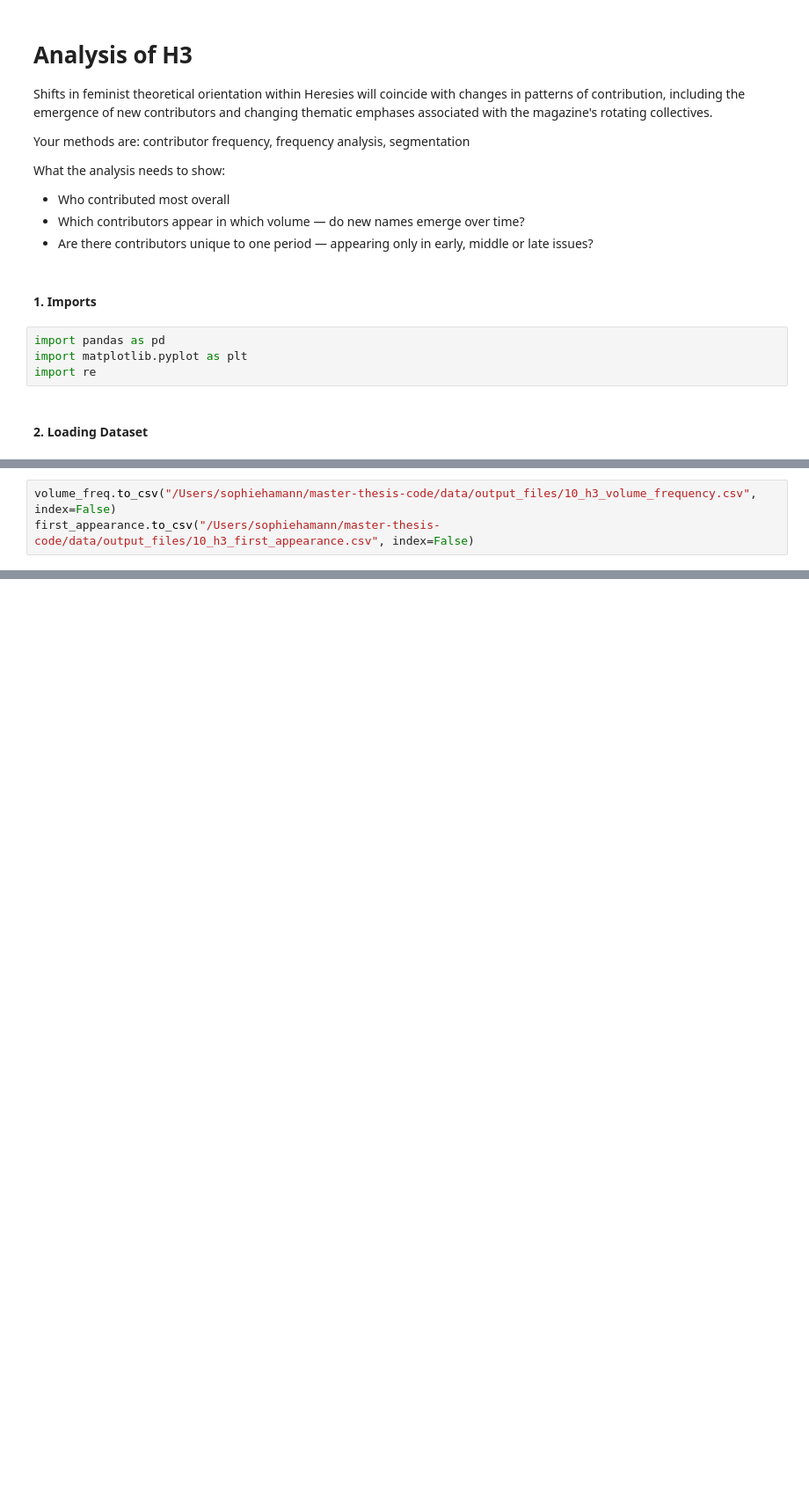
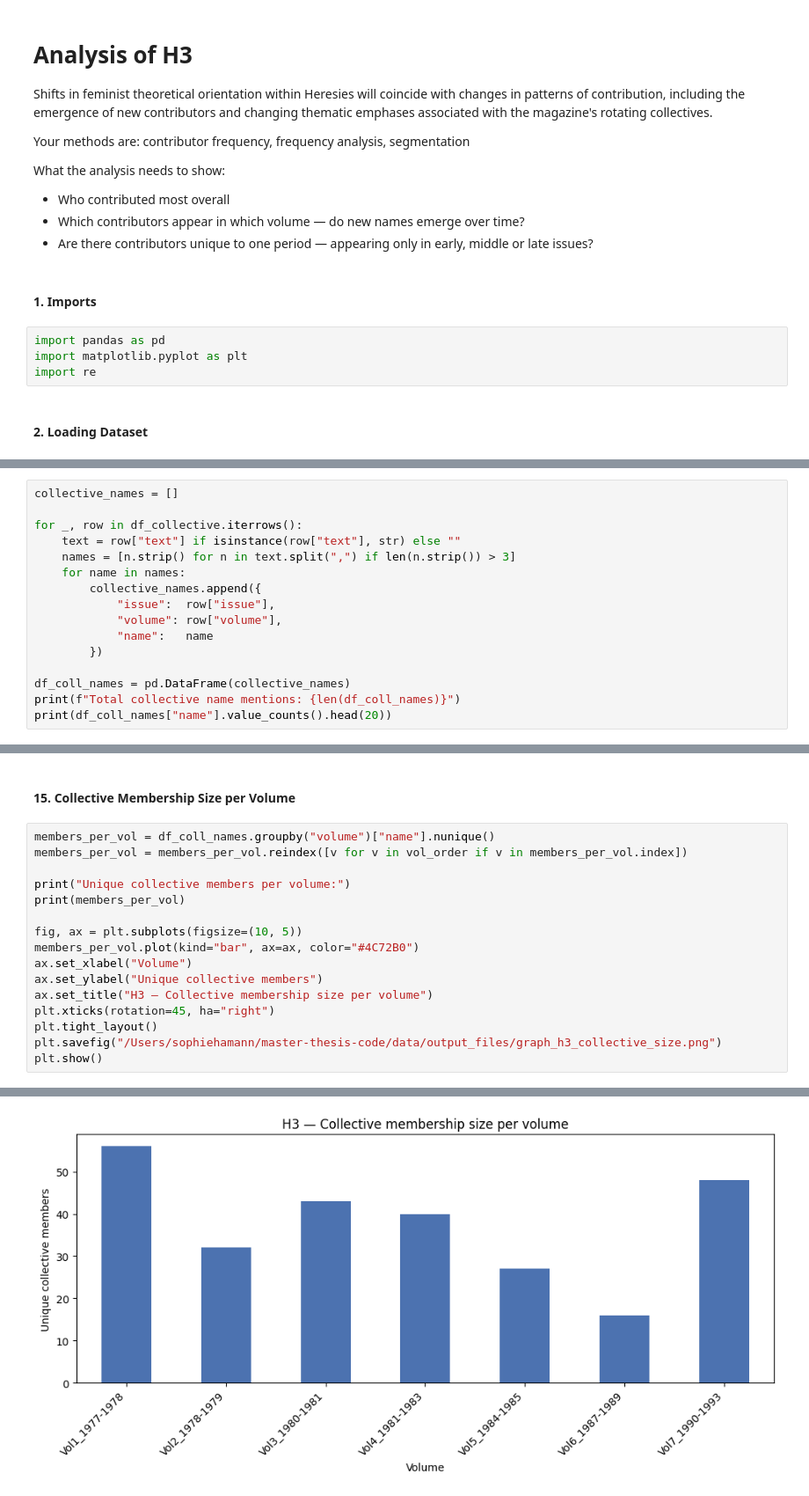
Before and after one commit to Soph-stara/master-thesis-code, a Jupyter notebook: notebooks/h3_analysis/10_analysis_h3.ipynb, the cells around one changed output, grey strips where cells are left out. Shown at 88% size. Drawn from its saved outputs; the diff is of its cells as text; blank space fills up the shorter version.

```diff
--- a/notebooks/h3_analysis/10_analysis_h3.ipynb
+++ b/notebooks/h3_analysis/10_analysis_h3.ipynb
@@ -292,3 +292,16 @@ Name: count, dtype: int64
 # %%
-volume_freq.to_csv("/Users/sophiehamann/master-thesis-code/data/output_files/10_h3_volume_frequency.csv", index=False)
-first_appearance.to_csv("/Users/sophiehamann/master-thesis-code/data/output_files/10_h3_first_appearance.csv", index=False)
+collective_names = []
+
+for _, row in df_collective.iterrows():
+    text = row["text"] if isinstance(row["text"], str) else ""
+    names = [n.strip() for n in text.split(",") if len(n.strip()) > 3]
+    for name in names:
+        collective_names.append({
+            "issue":  row["issue"],
+            "volume": row["volume"],
+            "name":   name
+        })
+
+df_coll_names = pd.DataFrame(collective_names)
+print(f"Total collective name mentions: {len(df_coll_names)}")
+print(df_coll_names["name"].value_counts().head(20))
@@ -294,0 +326,19 @@ first_appearance.to_csv("/Users/sophiehamann/master-thesis-code/data/output_file
+# %% [markdown]
+#### 15. Collective Membership Size per Volume
+# %%
+members_per_vol = df_coll_names.groupby("volume")["name"].nunique()
+members_per_vol = members_per_vol.reindex([v for v in vol_order if v in members_per_vol.index])
+
+print("Unique collective members per volume:")
+print(members_per_vol)
+
+fig, ax = plt.subplots(figsize=(10, 5))
+members_per_vol.plot(kind="bar", ax=ax, color="#4C72B0")
+ax.set_xlabel("Volume")
+ax.set_ylabel("Unique collective members")
+ax.set_title("H3 — Collective membership size per volume")
+plt.xticks(rotation=45, ha="right")
+plt.tight_layout()
+plt.savefig("/Users/sophiehamann/master-thesis-code/data/output_files/graph_h3_collective_size.png")
+plt.show()
+# %% [output]
@@ -294,0 +355 @@ first_appearance.to_csv("/Users/sophiehamann/master-thesis-code/data/output_file
+[figure, added]
```
Also changed, not shown: parts of 35 cells of this notebook, 15 other files.
